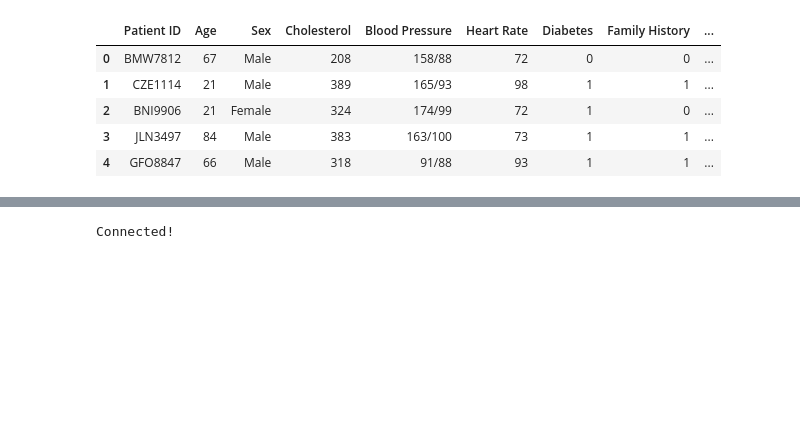
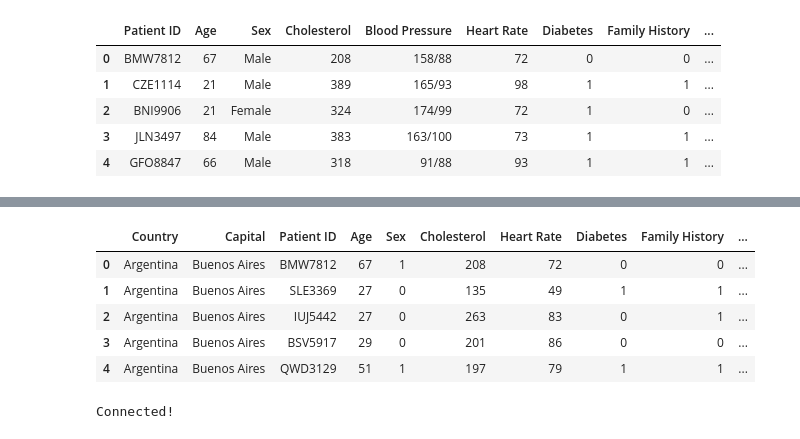
Before and after one commit to Arnawutu/Project4Group7, a Jupyter notebook: spark_test.ipynb, the cells around one changed output, grey strips where cells are left out. Cells and saved outputs as stored; diff of their text form; code cells hidden in the pictures; blank space fills up the shorter version.

Commit message:
upload spark_test

```diff
--- a/spark_test.ipynb
+++ b/spark_test.ipynb
@@ -91,3 +91,21 @@ pd_df_1[:5]
 | 2 | BNI9906 | 21 | Female | 324 | 174/99 | 72 | 1 | 0 | ... |
 | 3 | JLN3497 | 84 | Male | 383 | 163/100 | 73 | 1 | 1 | ... |
 | 4 | GFO8847 | 66 | Male | 318 | 91/88 | 93 | 1 | 1 | ... |
+# %%
+# Read in data from S3 Bucket
+from pyspark import SparkFiles
+url = "https://aws-project-4.s3.ca-central-1.amazonaws.com/final_data.csv"
+spark.sparkContext.addFile(url)
+df = spark.read.csv(SparkFiles.get("final_data.csv"), sep=",", header=True)
+# Convert PySpark DataFrame to Pandas DataFrame for display options
+pd_df_1 = df.toPandas()
+
+# Set display options
+pd.set_option("display.max_rows", None)
+pd.set_option("display.max_columns", None)
+pd.set_option("display.max_colwidth", None)
+pd.set_option("display.precision", 2)
+
+# Display the DataFrame
+pd_df_1[:5]
+# %% [output]
@@ -94,3 +113,9 @@ pd_df_1[:5]
+|  | Country | Capital | Patient ID | Age | Sex | Cholesterol | Heart Rate | Diabetes | Family History | ... |
+| 0 | Argentina | Buenos Aires | BMW7812 | 67 | 1 | 208 | 72 | 0 | 0 | ... |
+| 1 | Argentina | Buenos Aires | SLE3369 | 27 | 0 | 135 | 49 | 1 | 1 | ... |
+| 2 | Argentina | Buenos Aires | IUJ5442 | 27 | 0 | 263 | 83 | 0 | 1 | ... |
+| 3 | Argentina | Buenos Aires | BSV5917 | 29 | 0 | 201 | 86 | 0 | 0 | ... |
+| 4 | Argentina | Buenos Aires | QWD3129 | 51 | 1 | 197 | 79 | 1 | 1 | ... |
 # %%
 #Info for the connection wiht postgres SQL in RDS
 PGEND_POINT = 'database-1.cfwmkaw8o6bp.us-east-1.rds.amazonaws.com' #End Point
```
Also changed, not shown: parts of 3 cells of this notebook.
